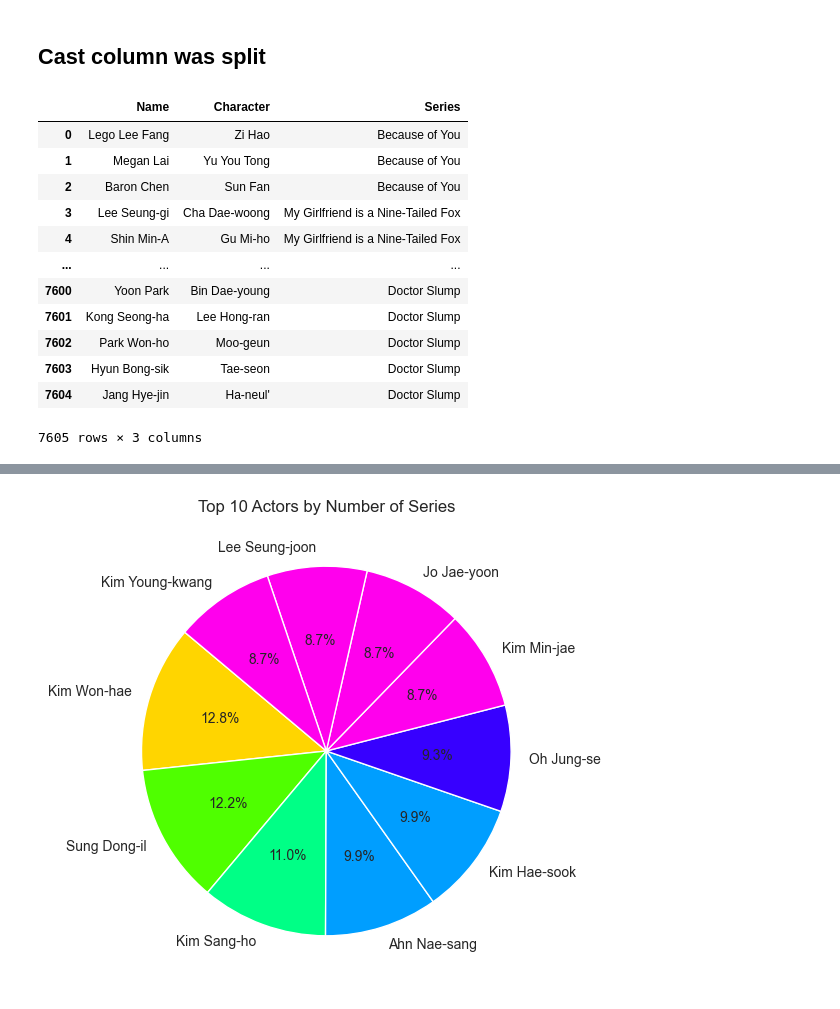
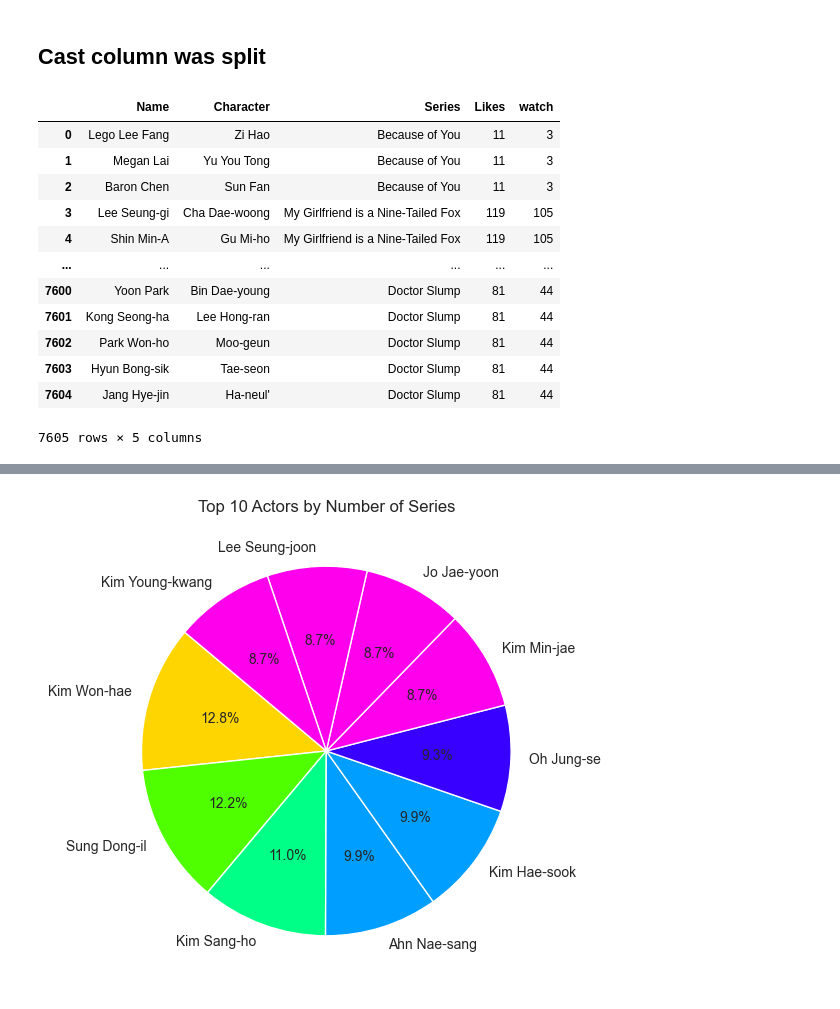
Before and after one commit to beyzaevcen/WebMiningProject, a Jupyter notebook: Processing.ipynb, the cells around one changed output, grey strips where cells are left out. Drawn from its saved outputs; the diff is of its cells as text; code cells hidden in the pictures.

```diff
--- a/Processing.ipynb
+++ b/Processing.ipynb
@@ -135,28 +137,30 @@ sns.pairplot(merged_df);
 # %%
 data = []
 
 for i, entry in enumerate(merged_df["cast"]):
     if not pd.isna(entry):
         for cast_dict in ast.literal_eval(entry):
             name = cast_dict['name']
             character = cast_dict['caracter']
             series_name = merged_df.loc[i, "name"]
-            data.append({"Name": name, "Character": character, "Series": series_name})
+            likes = merged_df.loc[i, "like"]
+            watch = merged_df.loc[i, "watch"]
+            data.append({"Name": name, "Character": character, "Series": series_name, "Likes": likes, "watch": watch})
 
 cast_df = pd.DataFrame(data)
 
 cast_df
 # %% [output]
-|  | Name | Character | Series |
-| 0 | Lego Lee Fang | Zi Hao | Because of You |
-| 1 | Megan Lai | Yu You Tong | Because of You |
-| 2 | Baron Chen | Sun Fan | Because of You |
-| 3 | Lee Seung-gi | Cha Dae-woong | My Girlfriend is a Nine-Tailed Fox |
-| 4 | Shin Min-A | Gu Mi-ho | My Girlfriend is a Nine-Tailed Fox |
-| ... | ... | ... | ... |
-| 7600 | Yoon Park | Bin Dae-young | Doctor Slump |
-| 7601 | Kong Seong-ha | Lee Hong-ran | Doctor Slump |
-| 7602 | Park Won-ho | Moo-geun | Doctor Slump |
-| 7603 | Hyun Bong-sik | Tae-seon | Doctor Slump |
-| 7604 | Jang Hye-jin | Ha-neul' | Doctor Slump |
+|  | Name | Character | Series | Likes | watch |
+| 0 | Lego Lee Fang | Zi Hao | Because of You | 11 | 3 |
+| 1 | Megan Lai | Yu You Tong | Because of You | 11 | 3 |
+| 2 | Baron Chen | Sun Fan | Because of You | 11 | 3 |
+| 3 | Lee Seung-gi | Cha Dae-woong | My Girlfriend is a Nine-Tailed Fox | 119 | 105 |
+| 4 | Shin Min-A | Gu Mi-ho | My Girlfriend is a Nine-Tailed Fox | 119 | 105 |
+| ... | ... | ... | ... | ... | ... |
+| 7600 | Yoon Park | Bin Dae-young | Doctor Slump | 81 | 44 |
+| 7601 | Kong Seong-ha | Lee Hong-ran | Doctor Slump | 81 | 44 |
+| 7602 | Park Won-ho | Moo-geun | Doctor Slump | 81 | 44 |
+| 7603 | Hyun Bong-sik | Tae-seon | Doctor Slump | 81 | 44 |
+| 7604 | Jang Hye-jin | Ha-neul' | Doctor Slump | 81 | 44 |
-7605 rows × 3 columns
+7605 rows × 5 columns
```
Also changed, not shown: parts of 22 cells of this notebook.
